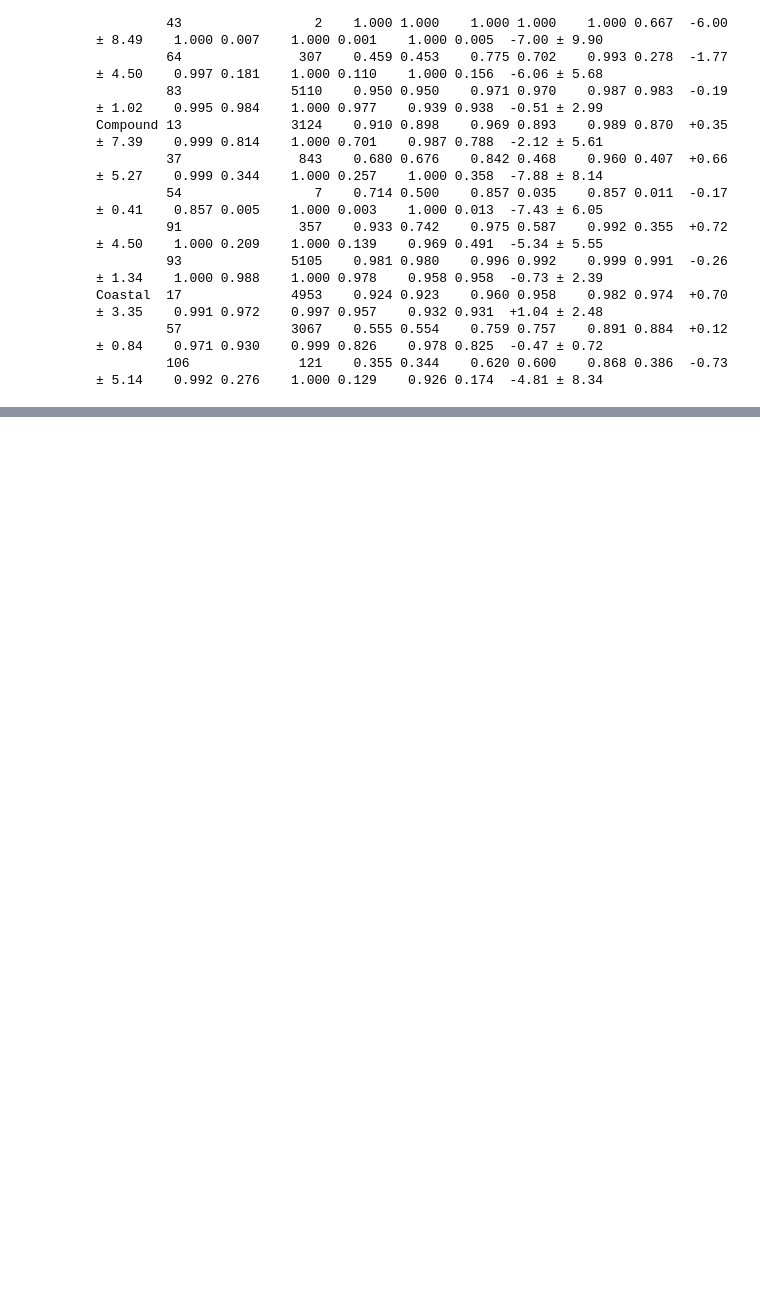
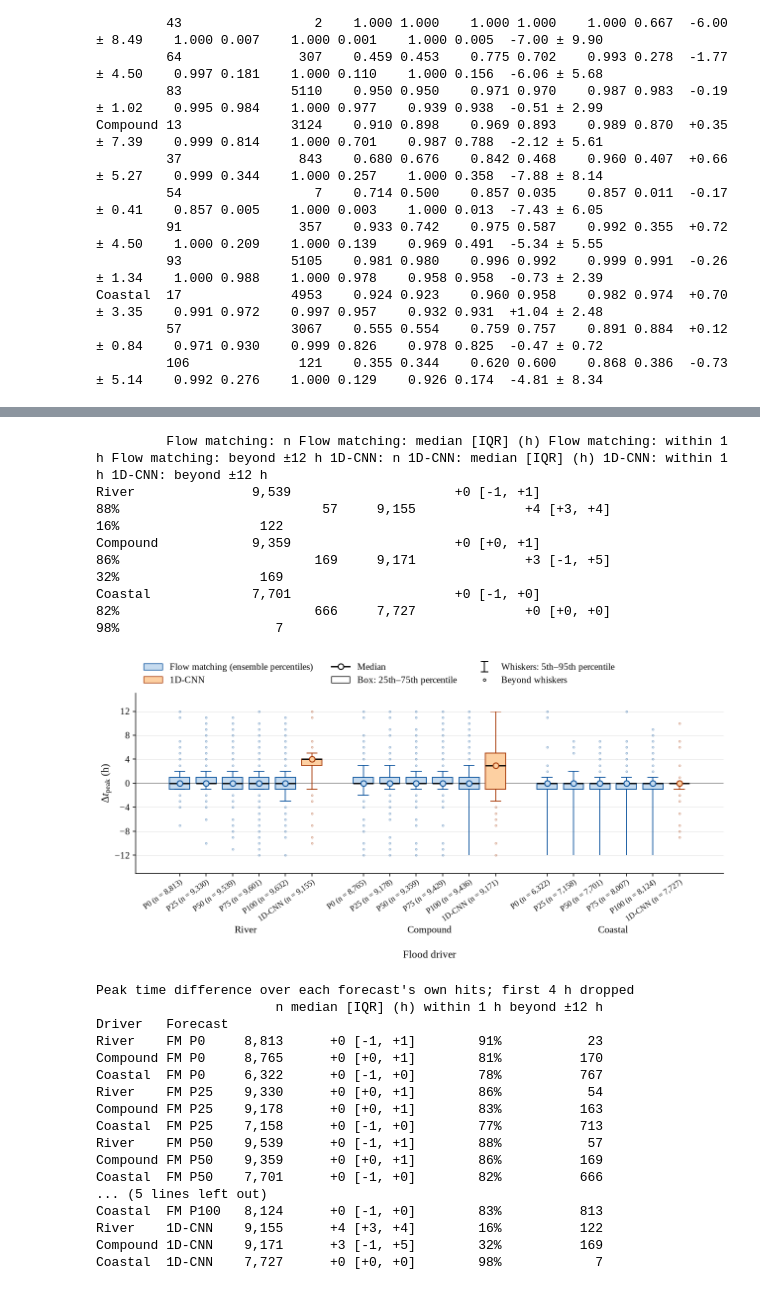
Before and after one commit to crisislab-platform/westport-ibw, a Jupyter notebook: notebooks/results_figures.ipynb, the cells around one changed output, grey strips where cells are left out. Saved outputs shown, nothing was run; the diff lists cells and outputs as text; code cells hidden in the pictures; blank space fills up the shorter version.

```diff
--- a/notebooks/results_figures.ipynb
+++ b/notebooks/results_figures.ipynb
@@ -938,0 +940,39 @@ Compound 1D-CNN                 0.972        3,162 0.728
+# %%
+# Box plot of the peak time difference, Delta t_peak = hour of the model's peak
+# depth minus the hour of the simulation's (the reference), per house, pooled by
+# driver, both models side by side. A peak time exists only where the model
+# floods the house, so each model is timed on the houses it identified correctly
+# (its hits) and n differs between the two, as for the flood arrival time.
+# Drawn with paired_boxes (the flood arrival cell), cropped to +-PEAK_LIMIT_H.
+PEAK_LIMIT_H = 12
+fig, ax = plt.subplots(figsize=(FIG_WIDTH_IN * 0.75, FIG_WIDTH_IN * 0.5))
+paired_boxes(ax, "peak_time_error_h", PEAK_LIMIT_H, 4, houses=("hit",))
+ax.set_ylabel("$\\Delta t_{\\mathrm{peak}}$ (h)")
+model_legend(ax, loc="lower left", bbox_to_anchor=(0, 1.0))
+fig.tight_layout()
+for ext in ("pdf", "png"):
+    fig.savefig(os.path.join(FIG_DIR, f"fig_peak_time_difference_by_driver.{ext}"), dpi=600)
+plt.show()
+
+# Per driver and model: the houses timed, the median [IQR] difference, the share
+# within one hour and the houses beyond the plotted window.
+summary = {}
+for model in RUN_CONFIGS:
+    hits = model_scores[model][model_scores[model]["exposure_outcome"] == "hit"].dropna(subset=["peak_time_error_h"])
+    for regime, values in hits.groupby(hits["scenario_id"].map(regime_of))["peak_time_error_h"]:
+        row = summary.setdefault(SHORT_NAMES[regime], {})
+        label = MODEL_LABELS[model]
+        row[f"{label}: n"] = f"{len(values):,}"
+        row[f"{label}: median [IQR] (h)"] = (
+            f"{values.median():+.0f} [{values.quantile(.25):+.0f}, {values.quantile(.75):+.0f}]")
+        row[f"{label}: within 1 h"] = f"{(values.abs() <= 1).mean():.0%}"
+        row[f"{label}: beyond \u00b1{PEAK_LIMIT_H} h"] = int((values.abs() > PEAK_LIMIT_H).sum())
+print(pd.DataFrame(summary).T.reindex([SHORT_NAMES[r] for r in regimes]).to_string())
+
+# The same with flow matching at each percentile of its ensemble, in the layout
+# of the percentile flood arrival figure (percentile_boxes, flood arrival cell).
+summary = percentile_boxes("peak_time_error_h", PEAK_LIMIT_H, 4, "$\\Delta t_{\\mathrm{peak}}$ (h)",
+                           "fig_peak_time_difference_by_driver_percentiles")
+print(f"Peak time difference over each forecast's own hits; first {SKIP_FIRST_STEPS} h dropped")
+print(pd.DataFrame(summary).T.rename_axis(["Driver", "Forecast"]).to_string())
+# %% [output]
@@ -938,0 +980,22 @@ Compound 1D-CNN                 0.972        3,162 0.728
+         Flow matching: n Flow matching: median [IQR] (h) Flow matching: within 1 h Flow matching: beyond ±12 h 1D-CNN: n 1D-CNN: median [IQR] (h) 1D-CNN: within 1 h 1D-CNN: beyond ±12 h
+River               9,539                     +0 [-1, +1]                       88%                          57     9,155              +4 [+3, +4]                16%                  122
+Compound            9,359                     +0 [+0, +1]                       86%                         169     9,171              +3 [-1, +5]                32%                  169
+Coastal             7,701                     +0 [-1, +0]                       82%                         666     7,727              +0 [+0, +0]                98%                    7
+[figure, added]
+Peak time difference over each forecast's own hits; first 4 h dropped
+                       n median [IQR] (h) within 1 h beyond ±12 h
+Driver   Forecast
+River    FM P0     8,813      +0 [-1, +1]        91%           23
+Compound FM P0     8,765      +0 [+0, +1]        81%          170
+Coastal  FM P0     6,322      +0 [-1, +0]        78%          767
+River    FM P25    9,330      +0 [+0, +1]        86%           54
+Compound FM P25    9,178      +0 [+0, +1]        83%          163
+Coastal  FM P25    7,158      +0 [-1, +0]        77%          713
+River    FM P50    9,539      +0 [-1, +1]        88%           57
+Compound FM P50    9,359      +0 [+0, +1]        86%          169
+Coastal  FM P50    7,701      +0 [-1, +0]        82%          666
+... (5 lines left out)
+Coastal  FM P100   8,124      +0 [-1, +0]        83%          813
+River    1D-CNN    9,155      +4 [+3, +4]        16%          122
+Compound 1D-CNN    9,171      +3 [-1, +5]        32%          169
+Coastal  1D-CNN    7,727      +0 [+0, +0]        98%            7
```
Also changed, not shown: parts of 8 cells of this notebook, 21 other files.
